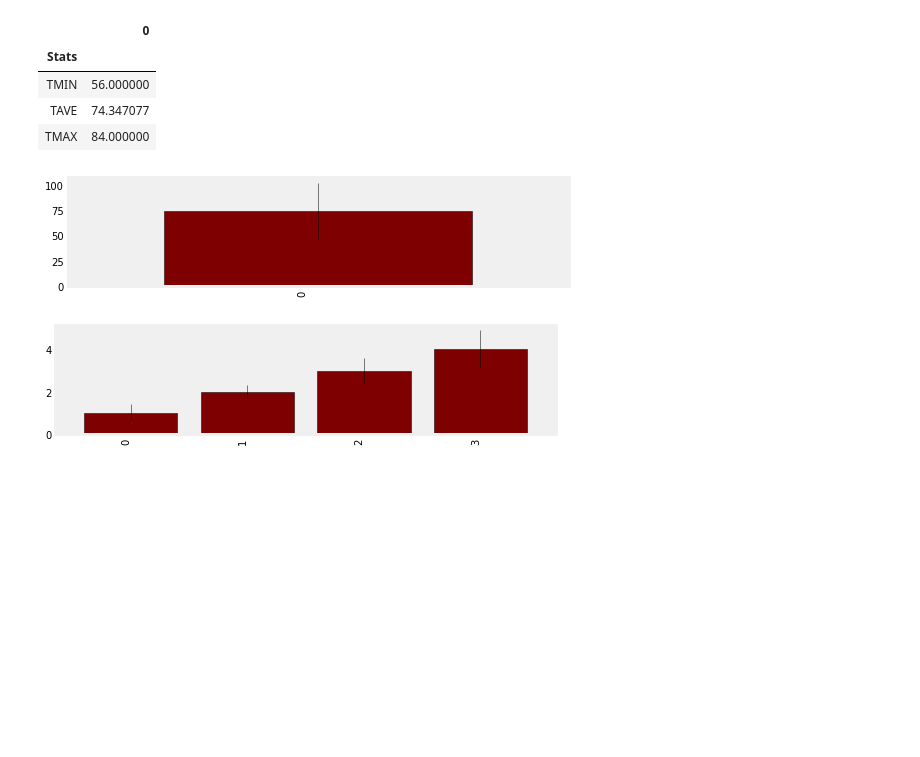
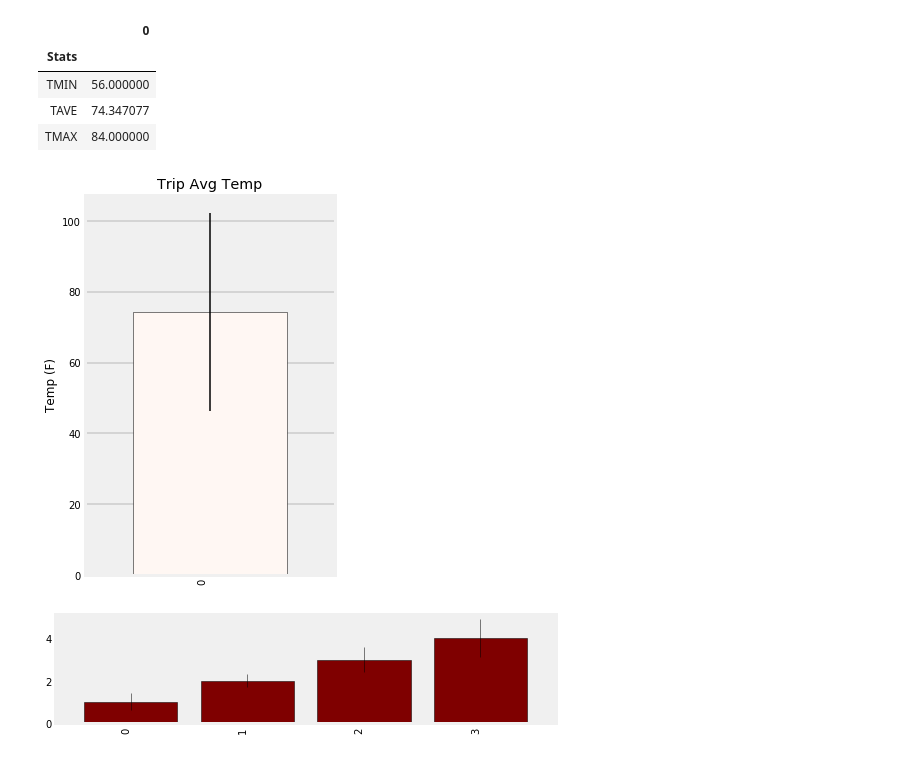
Before and after one commit to VallieTracy/sqlalchemy-challenge, a Jupyter notebook: main.ipynb, the cells around one changed output. Saved outputs shown, nothing was run; the diff lists cells and outputs as text; code cells hidden in the pictures; blank space fills up the shorter version.

Commit message:
have avg temp with error bar completed

```diff
--- a/main.ipynb
+++ b/main.ipynb
@@ -409,13 +409,17 @@ TAVE = vacay_df.iloc[1,0]
 # %%
 fig, ax = plt.subplots()
 df = pd.DataFrame({"TAVE": [TAVE], "Error": [error]})
 meansum = df["TAVE"]
 stdsum = df["Error"]
 
-plot = meansum.plot(kind='bar', yerr=stdsum, colormap='OrRd_r', edgecolor='black', grid=False, figsize=(8,2), ax=ax,position=0.45,error_kw=dict(ecolor='black',elinewidth=0.5),width=0.8)
+plot = meansum.plot(kind='bar', yerr=stdsum, colormap='RdPu', edgecolor='black',\
+                    title = "Trip Avg Temp", grid=False, figsize=(4,7),\
+                    ax=ax,position=0.45,error_kw=dict(ecolor='black',elinewidth=1.5),width=0.8)
+plt.ylabel("Temp (F)")
+ax.yaxis.grid(True, which='major', linestyle='-', linewidth=1.5)
 plt.show()
 # %% [output]
-[figure, old version]
+[figure, new version]
 # %%
 
 
```
